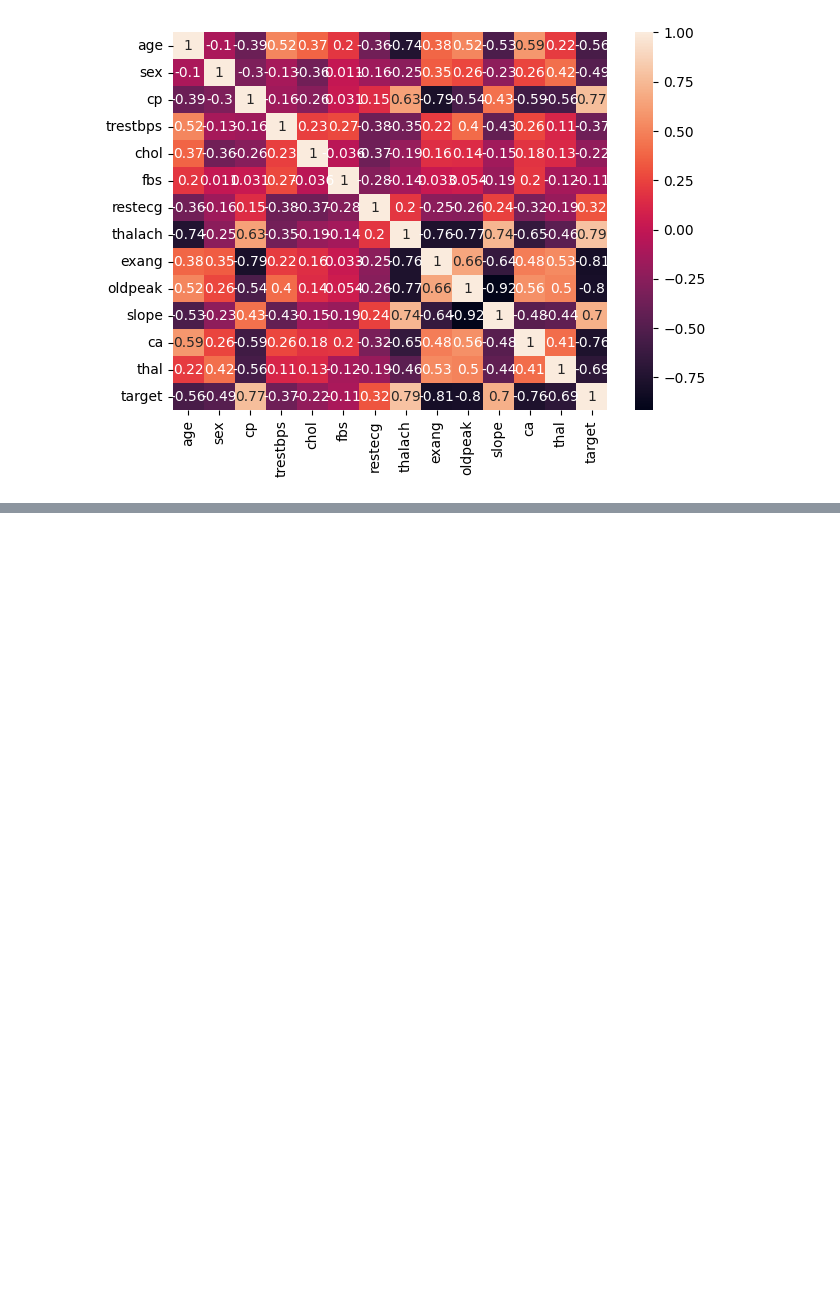
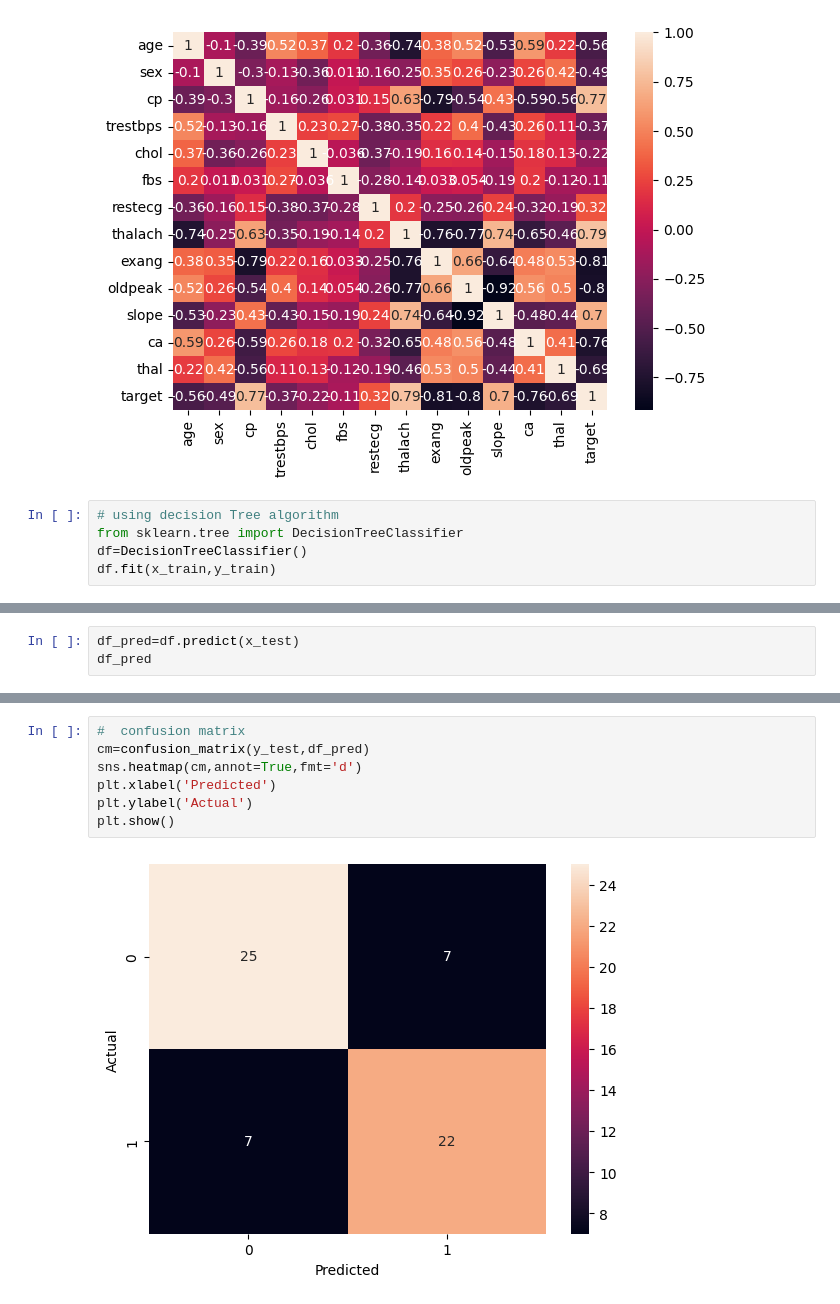
Before and after one commit to sonam7-stack/Credit-Card-Fraud-Detection, a Jupyter notebook: Heart_Disease.ipynb, the cells around one changed output, grey strips where cells are left out. Cells and saved outputs as stored; diff of their text form; blank space fills up the shorter version.

```diff
--- a/Heart_Disease.ipynb
+++ b/Heart_Disease.ipynb
@@ -175,3 +175,8 @@ plt.tight_layout()
 plt.show()
 # %% [output]
 [figure]
+# %%
+# using decision Tree algorithm
+from sklearn.tree import DecisionTreeClassifier
+df=DecisionTreeClassifier()
+df.fit(x_train,y_train)
@@ -177,0 +185,3 @@ plt.show()
+# %%
+df_pred=df.predict(x_test)
+df_pred
@@ -177,0 +204,9 @@ plt.show()
+# %%
+#  confusion matrix
+cm=confusion_matrix(y_test,df_pred)
+sns.heatmap(cm,annot=True,fmt='d')
+plt.xlabel('Predicted')
+plt.ylabel('Actual')
+plt.show()
+# %% [output]
+[figure, added]
```
Also changed, not shown: parts of 19 cells of this notebook.
